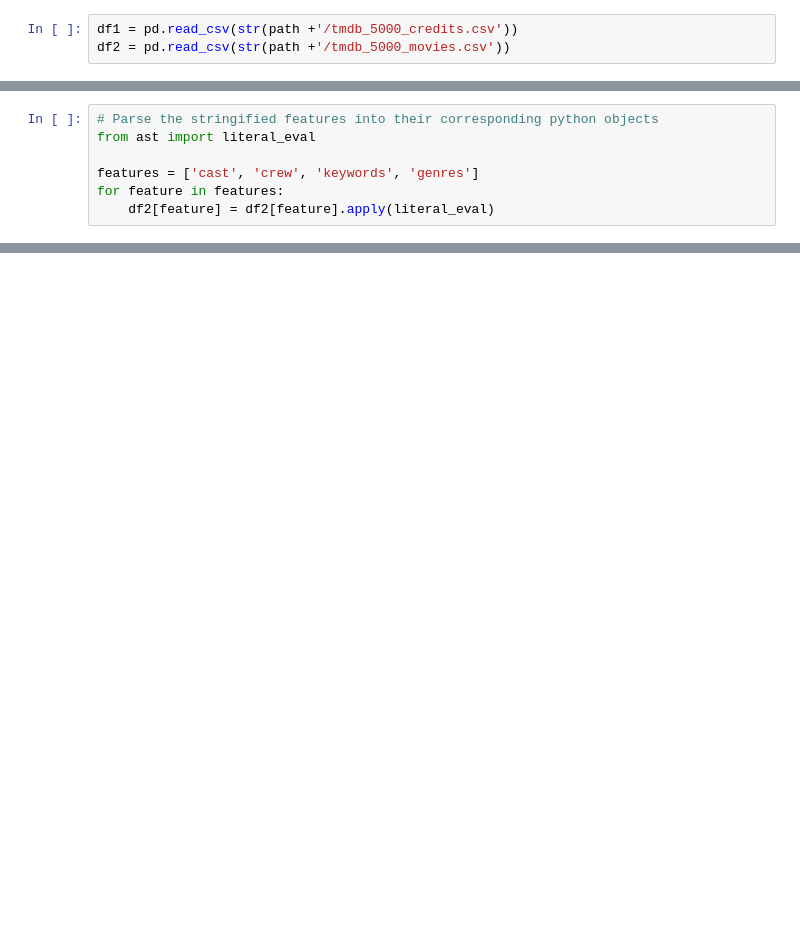
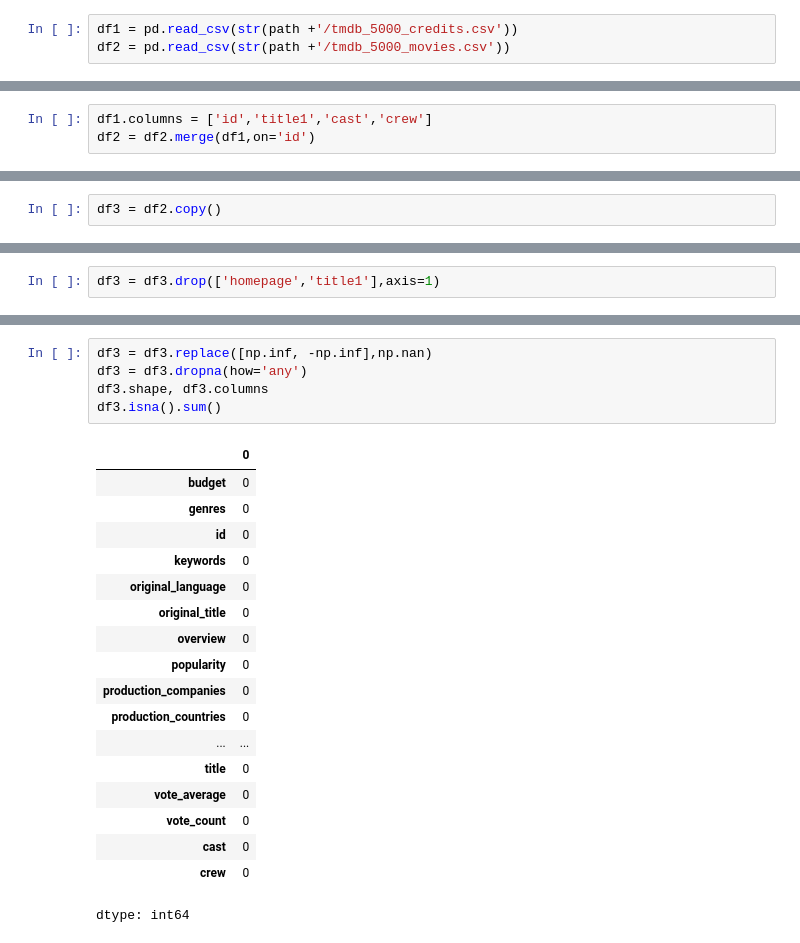
Before and after one commit to seer1314/20251114, a Jupyter notebook: 20251114/tmdb_prediction.ipynb, the cells around one changed output, grey strips where cells are left out. Cells and saved outputs as stored; diff of their text form; blank space fills up the shorter version.

```diff
--- a/20251114/tmdb_prediction.ipynb
+++ b/20251114/tmdb_prediction.ipynb
@@ -511,7 +13,0 @@ NameError: name 'get_recommendations' is not defined. Did you mean: 'print_recom
-# %%
-# Parse the stringified features into their corresponding python objects
-from ast import literal_eval
-
-features = ['cast', 'crew', 'keywords', 'genres']
-for feature in features:
-    df2[feature] = df2[feature].apply(literal_eval)
@@ -539,0 +14,3 @@ NameError: name 'cosine_sim' is not defined
+# %%
+df1.columns = ['id','title1','cast','crew']
+df2 = df2.merge(df1,on='id')
@@ -539,0 +27,2 @@ NameError: name 'cosine_sim' is not defined
+# %%
+df3 = df2.copy()
@@ -539,0 +49,2 @@ NameError: name 'cosine_sim' is not defined
+# %%
+df3 = df3.drop(['homepage','title1'],axis=1)
@@ -539,0 +60,24 @@ NameError: name 'cosine_sim' is not defined
+# %%
+df3 = df3.replace([np.inf, -np.inf],np.nan)
+df3 = df3.dropna(how='any')
+df3.shape, df3.columns
+df3.isna().sum()
+# %% [output]
+|  | 0 |
+| budget | 0 |
+| genres | 0 |
+| id | 0 |
+| keywords | 0 |
+| original_language | 0 |
+| original_title | 0 |
+| overview | 0 |
+| popularity | 0 |
+| production_companies | 0 |
+| production_countries | 0 |
+| ... | ... |
+| title | 0 |
+| vote_average | 0 |
+| vote_count | 0 |
+| cast | 0 |
+| crew | 0 |
+dtype: int64
```
Also changed, not shown: parts of 59 cells of this notebook, 1 other file.
